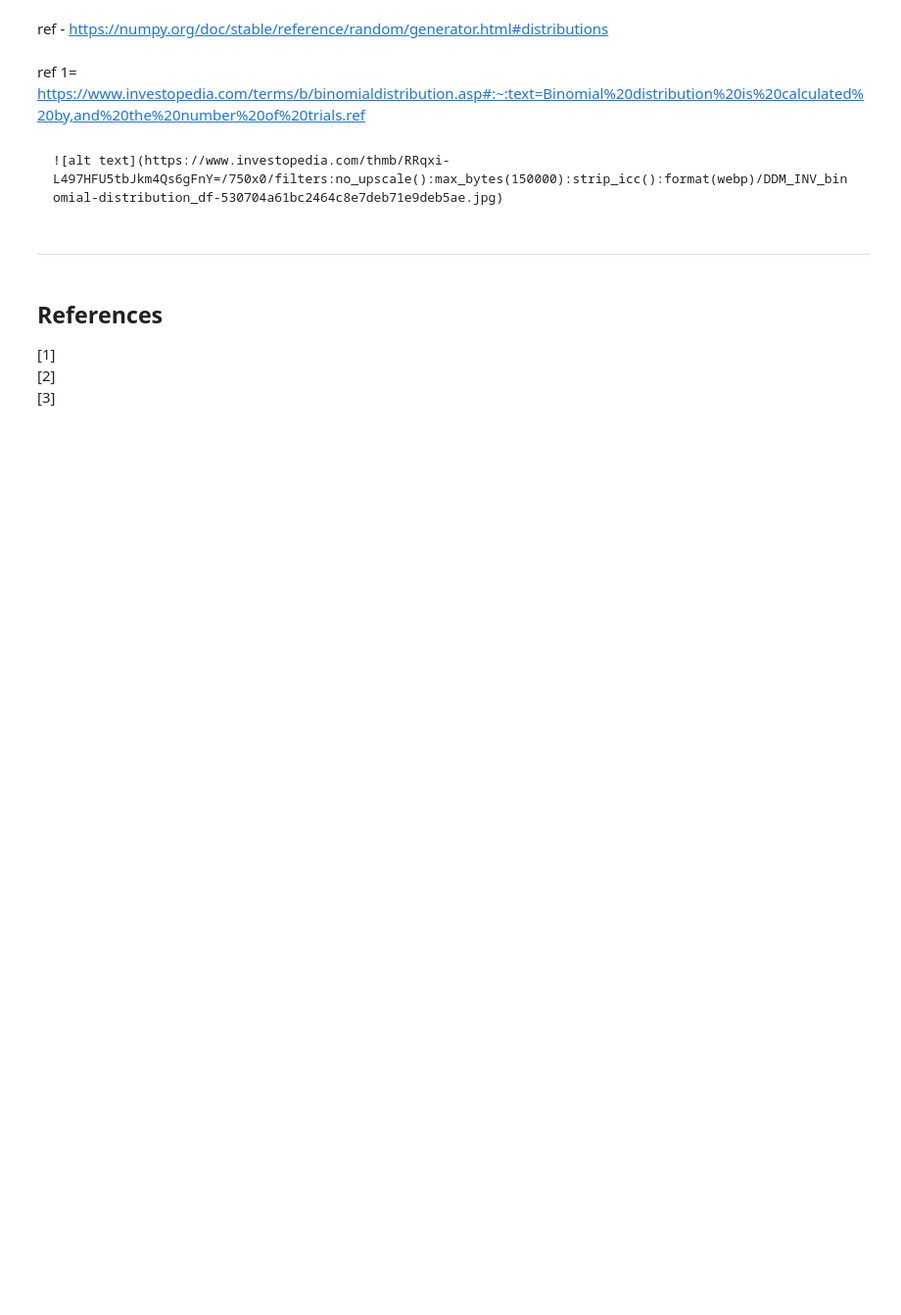
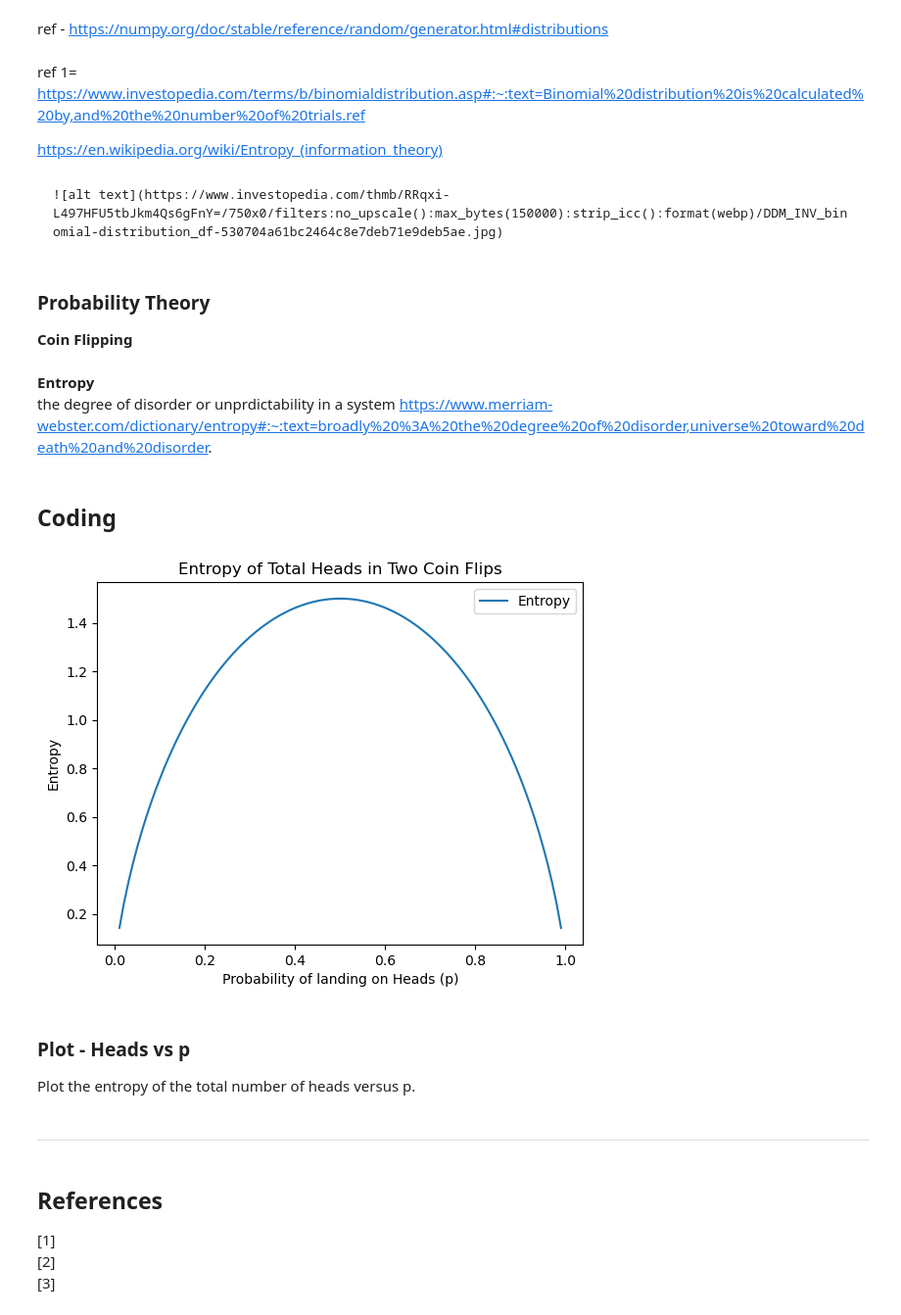
Before and after one commit to conortierney/fund-data-project, a Jupyter notebook: tasks.ipynb, the cells around one changed output. Shown at 98% size. Saved outputs shown, nothing was run; the diff lists cells and outputs as text; code cells hidden in the pictures; blank space fills up the shorter version.

```diff
--- a/tasks.ipynb
+++ b/tasks.ipynb
@@ -238,8 +242,46 @@ Binomial distribution is a common discrete distribution used in statistics, as o
 ref - https://numpy.org/doc/stable/reference/random/generator.html#distributions
 # %% [markdown]
 ref 1= https://www.investopedia.com/terms/b/binomialdistribution.asp#:~:text=Binomial%20distribution%20is%20calculated%20by,and%20the%20number%20of%20trials.ref
+
+
+https://en.wikipedia.org/wiki/Entropy_(information_theory)
 # %% [markdown]
 	![alt text](https://www.investopedia.com/thmb/RRqxi-L497HFU5tbJkm4Qs6gFnY=/750x0/filters:no_upscale():max_bytes(150000):strip_icc():format(webp)/DDM_INV_binomial-distribution_df-530704a61bc2464c8e7deb71e9deb5ae.jpg)
+# %% [markdown]
+### Probability Theory
+**Coin Flipping**
+# %% [markdown]
+**Entropy**
+the degree of disorder or unprdictability in a system
+https://www.merriam-webster.com/dictionary/entropy#:~:text=broadly%20%3A%20the%20degree%20of%20disorder,universe%20toward%20death%20and%20disorder.
+# %% [markdown]
+## Coding
+# %%
+# Define a range of probabilities p for the coin giving heads
+probabilities = np.linspace(0.01, 0.99, 100)
+
+#Calculate Entropy
+entropy_values = []
+
+for p in probabilities:
+    q = 1 - p
+    prob_heads = [q**2, 2*p*q, p**2]
+    entropy = -np.sum([prob * np.log2(prob) for prob in prob_heads if prob > 0])
+    entropy_values.append(entropy)
+
+
+#Plotting
+plt.plot(probabilities, entropy_values, label='Entropy')
+plt.xlabel('Probability of landing on Heads (p)')
+plt.ylabel('Entropy')
+plt.title('Entropy of Total Heads in Two Coin Flips')
+plt.legend()
+plt.show()
+# %% [output]
+[figure, added]
+# %% [markdown]
+### Plot - Heads vs p
+Plot the entropy of the total number of heads versus p.
 # %% [markdown]
 ******
 # %% [markdown]
```
Also changed, not shown: parts of 2 cells of this notebook.
